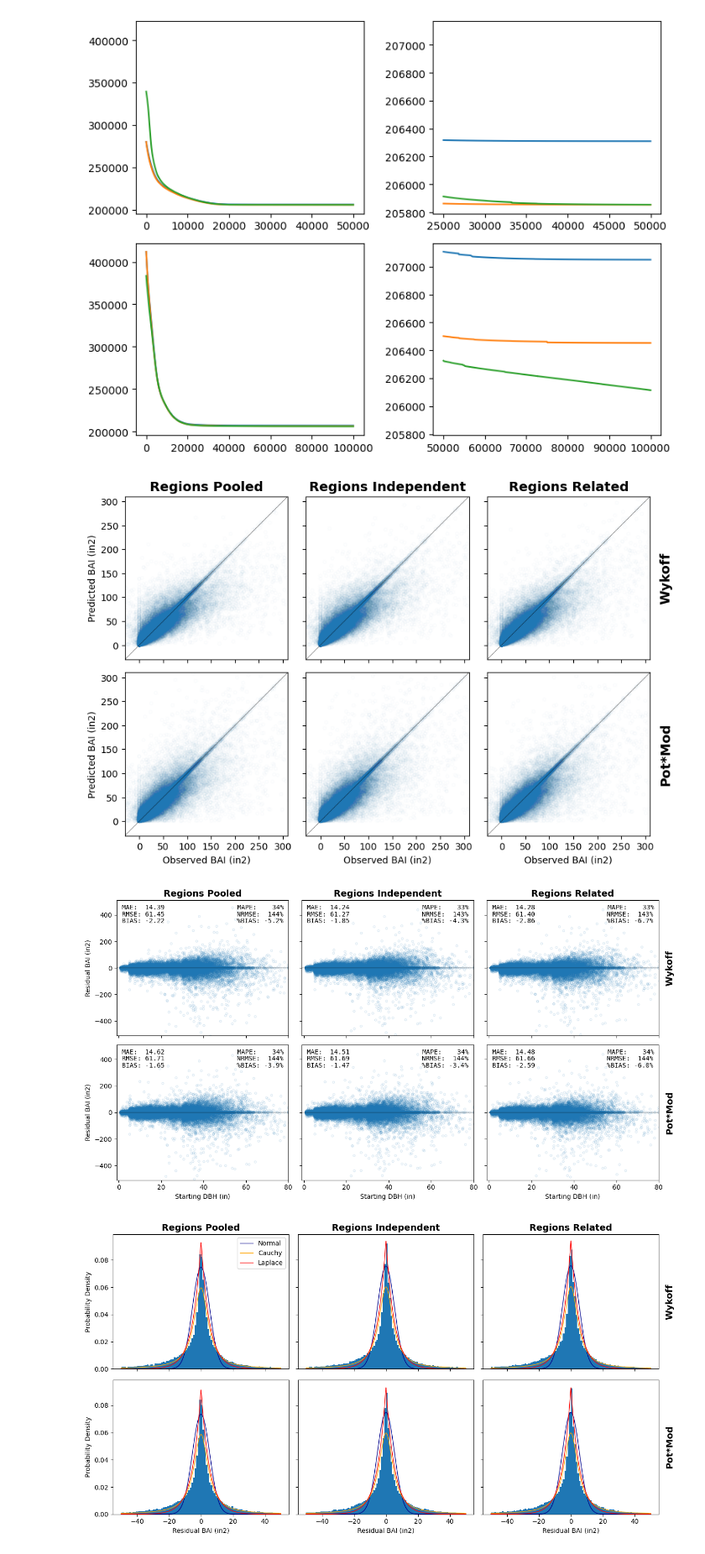
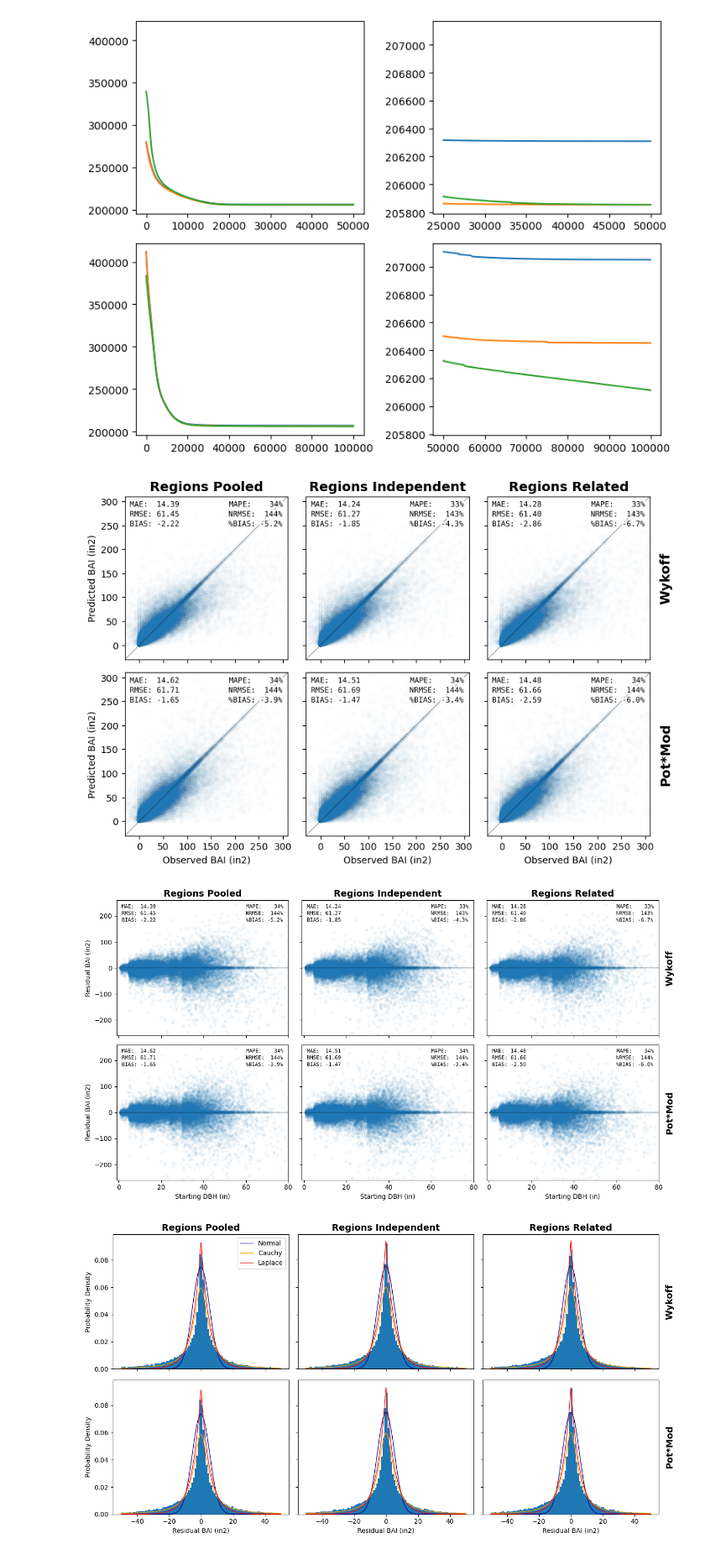
Before and after one commit to d-diaz/refit_fvs, a Jupyter notebook: notebooks/Estimating Basal Area Increment with Stochastic Variational Inference.ipynb, the cells around one changed output. Shown at 84% size. Drawn from its saved outputs; the diff is of its cells as text; code cells hidden in the pictures.

Commit message:
Added stats to pred vs. obs graphs, zoomed closer into residuals by DBH

```diff
--- a/notebooks/Estimating Basal Area Increment with Stochastic Variational Inference.ipynb
+++ b/notebooks/Estimating Basal Area Increment with Stochastic Variational Inference.ipynb
@@ -325,6 +327,15 @@ fig, axs = plt.subplots(2,3, sharex=True, sharey=True, figsize=(9,6))
 for i in range(2):
     for j in range(3):
         axs[i,j].scatter(sorted_data['BAI_OBS'].values, pred_grid[i][j]['bai_pred'].mean(axis=0), facecolor='none', edgecolor='tab:blue', s=10.0, alpha=0.02)
+        mae, rmse, bias = pred_grid[i][j]['mae'].mean(axis=0), pred_grid[i][j]['rmse'].mean(axis=0), pred_grid[i][j]['bias'].mean(axis=0)
+        mape, nrmse, pct_bias = mae/data['BAI_OBS'].mean(), rmse/data['BAI_OBS'].mean(), bias/data['BAI_OBS'].mean()
+        font_params = dict(fontsize=8, font='monospace', va='top', path_effects=[pe.withStroke(linewidth=4, foreground='white')])
+        axs[i,j].text(0.03, 0.97, f'MAE:  {mae:.2f}', transform=axs[i,j].transAxes, ha='left', **font_params)
+        axs[i,j].text(0.973, 0.97, f'MAPE:    {mape:.0%}', transform=axs[i,j].transAxes, ha='right', **font_params)
+        axs[i,j].text(0.03, 0.91, f'RMSE: {rmse:.2f}', transform=axs[i,j].transAxes, ha='left', **font_params)
+        axs[i,j].text(0.97, 0.91, f'NRMSE:  {nrmse:.0%}', transform=axs[i,j].transAxes, ha='right', **font_params)
+        axs[i,j].text(0.03, 0.85, f'BIAS: {bias:.2f}', transform=axs[i,j].transAxes, ha='left', **font_params)
+        axs[i,j].text(0.97, 0.85, f'%BIAS: {pct_bias:.1%}', transform=axs[i,j].transAxes, ha='right', **font_params)
 
 for ax in axs.ravel():
     ax.plot([-30,310], [-30,310], color='black', lw=0.3)
@@ -348,41 +359,42 @@ axs[0,2].set_title('Regions Related', fontsize=14, fontweight='bold')
 plt.tight_layout()
 plt.show()
 # %% [output]
-[figure, old version]
+[figure, new version]
 # %%
 fig, axs = plt.subplots(2,3, figsize=(13,7), sharex=True, sharey=True)
 for i in range(2):
     for j in range(3):
-        axs[i,j].scatter(sorted_data['DBH'],  pred_grid[i][j]['resid'].mean(axis=0), s=10.0, facecolor='none', edgecolor='tab:blue', alpha=0.15)
+        axs[i,j].scatter(sorted_data['DBH'],  pred_grid[i][j]['resid'].mean(axis=0), s=10.0, facecolor='none', edgecolor='tab:blue', alpha=0.10)
         mae, rmse, bias = pred_grid[i][j]['mae'].mean(axis=0), pred_grid[i][j]['rmse'].mean(axis=0), pred_grid[i][j]['bias'].mean(axis=0)
         mape, nrmse, pct_bias = mae/data['BAI_OBS'].mean(), rmse/data['BAI_OBS'].mean(), bias/data['BAI_OBS'].mean()
-        axs[i,j].text(0.03, 0.97, f'MAE:  {mae:.2f}', transform=axs[i,j].transAxes, va='top', ha='left', font='monospace')
-        axs[i,j].text(0.973, 0.97, f'MAPE:    {mape:.0%}', transform=axs[i,j].transAxes, va='top', ha='right', font='monospace')
-        axs[i,j].text(0.03, 0.92, f'RMSE: {rmse:.2f}', transform=axs[i,j].transAxes, va='top', ha='left', font='monospace')
-        axs[i,j].text(0.97, 0.92, f'NRMSE:  {nrmse:.0%}', transform=axs[i,j].transAxes, va='top', ha='right', font='monospace')
-        axs[i,j].text(0.03, 0.87, f'BIAS: {bias:.2f}', transform=axs[i,j].transAxes, va='top', ha='left', font='monospace')
-        axs[i,j].text(0.97, 0.87, f'%BIAS: {pct_bias:.1%}', transform=axs[i,j].transAxes, va='top', ha='right', font='monospace')
+        font_params = dict(fontsize=8, font='monospace', va='top', path_effects=[pe.withStroke(linewidth=4, foreground='white')])
+        axs[i,j].text(0.03, 0.97, f'MAE:  {mae:.2f}', transform=axs[i,j].transAxes, ha='left', **font_params)
+        axs[i,j].text(0.973, 0.97, f'MAPE:    {mape:.0%}', transform=axs[i,j].transAxes, ha='right', **font_params)
+        axs[i,j].text(0.03, 0.92, f'RMSE: {rmse:.2f}', transform=axs[i,j].transAxes, ha='left', **font_params)
+        axs[i,j].text(0.97, 0.92, f'NRMSE:  {nrmse:.0%}', transform=axs[i,j].transAxes, ha='right', **font_params)
+        axs[i,j].text(0.03, 0.87, f'BIAS: {bias:.2f}', transform=axs[i,j].transAxes, ha='left', **font_params)
+        axs[i,j].text(0.97, 0.87, f'%BIAS: {pct_bias:.1%}', transform=axs[i,j].transAxes, ha='right', **font_params)
 
 for ax in axs.ravel():
-    ax.set(xlim=(-1,80), ylim=(-510,510))
+    ax.set(xlim=(-1,80), ylim=(-260,260))
     ax.axhline(0, lw=0.3, color='black')
 
 axs[0,0].set_title('Regions Pooled', fontsize=14, fontweight='bold')
 axs[0,1].set_title('Regions Independent', fontsize=14, fontweight='bold')
 axs[0,2].set_title('Regions Related', fontsize=14, fontweight='bold')
 
 for ax in axs[:,0]:
     ax.set(ylabel='Residual BAI (in2)')
 axs[0,-1].set_ylabel('Wykoff', rotation=90, labelpad=10, fontsize=14, fontweight='bold')
 axs[1,-1].set_ylabel('Pot*Mod', rotation=90, labelpad=10, fontsize=14, fontweight='bold')
 for ax in axs[:,-1]:
     ax.yaxis.set_label_position("right")
 for ax in axs[-1,:]:
     ax.set(xlabel='Starting DBH (in)')
 plt.tight_layout()
 plt.show()
 # %% [output]
-[figure, old version]
+[figure, new version]
 # %%
 param_grid = [
     [wykoff_pooled, wykoff_unpooled, wykoff_partial],
```
Also changed, not shown: parts of 1 cell of this notebook.
